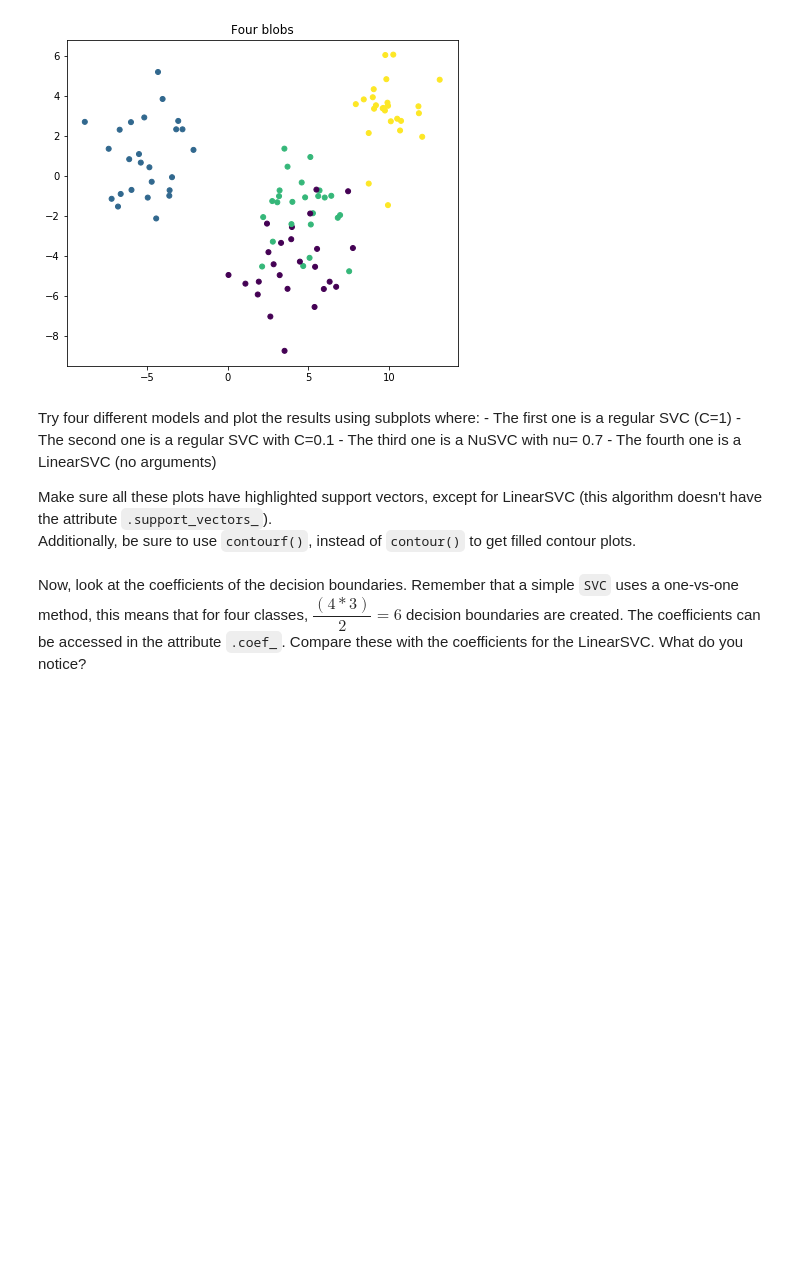
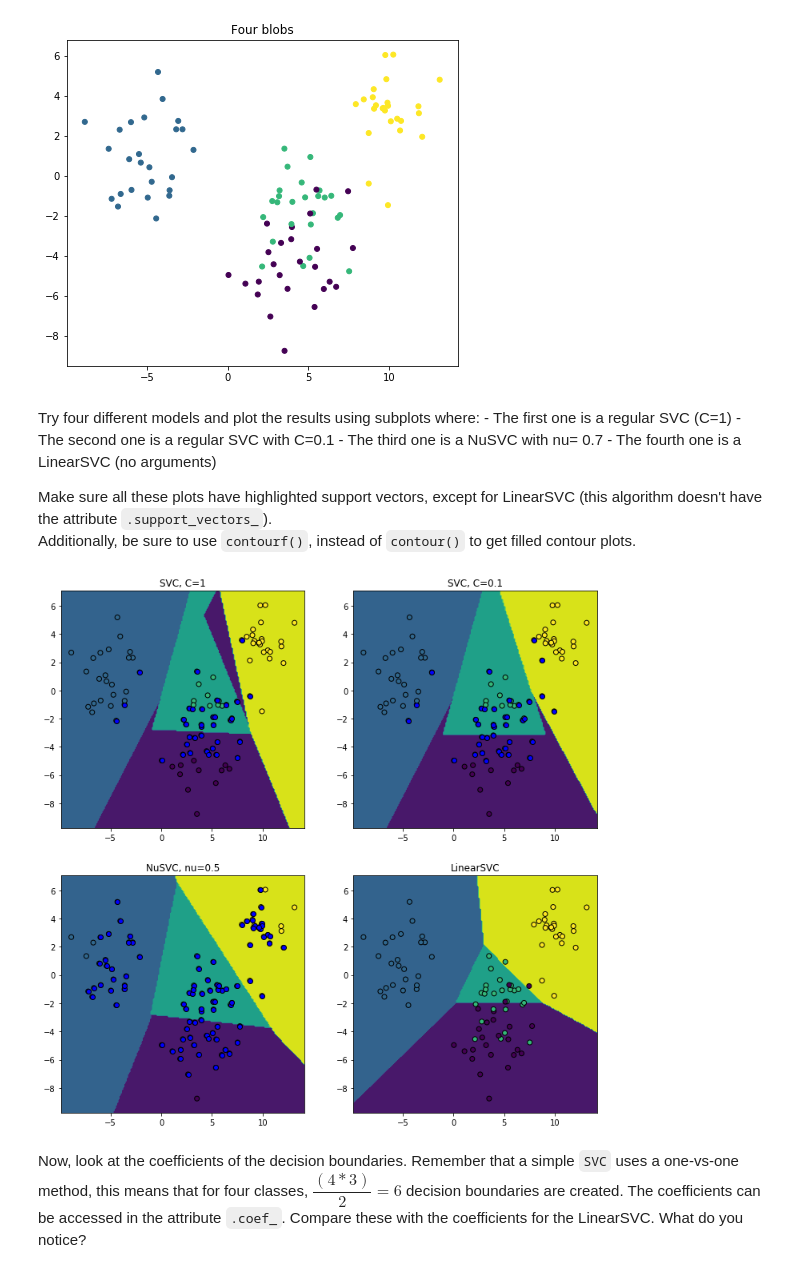
Before and after one commit to AlisonSalerno/dsc-building-an-svm-using-scikit-learn-lab-nyc-ds-033020, a Jupyter notebook: index.ipynb, the cells around one changed output. Saved outputs shown, nothing was run; the diff lists cells and outputs as text; code cells hidden in the pictures; blank space fills up the shorter version.

```diff
--- a/index.ipynb
+++ b/index.ipynb
@@ -276,3 +273,68 @@ from sklearn import svm
+# %%
+# Your code here
+from sklearn import svm
+
+from sklearn import svm
+X1= X[:,0]
+X2= X[:,1]
+X1_min, X1_max = X1.min() - 1, X1.max() + 1
+X2_min, X2_max = X2.min() - 1, X2.max() + 1
+
+x1_coord = np.linspace(X1_min, X1_max, 200)
+x2_coord = np.linspace(X2_min, X2_max, 200)
+
+X2_C, X1_C = np.meshgrid(x2_coord, x1_coord)
+
+x1x2 = np.c_[X1_C.ravel(), X2_C.ravel()]
+
+clf1 = svm.SVC(kernel='linear', C=1)
+clf1.fit(X, y)
+Z1 = clf1.predict(x1x2).reshape(X1_C.shape)
+
+clf2 = svm.SVC(kernel='linear', C=0.1)
+clf2.fit(X, y)
+Z2 = clf2.predict(x1x2).reshape(X1_C.shape)
+
+clf3 = svm.NuSVC(kernel='linear', nu=0.7)
+clf3.fit(X, y)
+Z3 = clf3.predict(x1x2).reshape(X1_C.shape)
+
+clf4 = svm.LinearSVC()
+clf4.fit(X, y)
+Z4 = clf4.predict(x1x2).reshape(X1_C.shape)
+
+###
+plt.figure(figsize=(12, 12))
+
+plt.subplot(221)
+plt.title('SVC, C=1')
+axes = plt.gca()
+axes.contourf(X1_C, X2_C, Z1, alpha=1)
+plt.scatter(X1, X2, c=y, edgecolors='k')
+axes.scatter(clf1.support_vectors_[:, 0], clf1.support_vectors_[:, 1], facecolors='blue', edgecolors='k')
+
+plt.subplot(222)
+plt.title('SVC, C=0.1')
+axes = plt.gca()
+axes.contourf(X1_C, X2_C, Z2, alpha=1)
+plt.scatter(X1, X2, c=y, edgecolors='k')
+axes.scatter(clf2.support_vectors_[:, 0], clf2.support_vectors_[:, 1], facecolors='blue', edgecolors='k')
+
+plt.subplot(223)
+plt.title('NuSVC, nu=0.5')
+axes = plt.gca()
+axes.contourf(X1_C, X2_C, Z3, alpha=1)
+plt.scatter(X1, X2, c=y, edgecolors='k')
+axes.scatter(clf3.support_vectors_[:, 0], clf3.support_vectors_[:, 1], facecolors='blue', edgecolors='k')
+
+plt.subplot(224)
+plt.title('LinearSVC')
+axes = plt.gca()
+axes.contourf(X1_C, X2_C, Z4, alpha=1)
+plt.scatter(X1, X2, c=y, edgecolors='k')
+plt.show()
+# %% [output]
+[figure, added]
 # %% [markdown]
 Now, look at the coefficients of the decision boundaries. Remember that a simple `SVC` uses a one-vs-one method, this means that for four classes, $\dfrac{(4 * 3)}{2}= 6$ decision boundaries are created. The coefficients can be accessed in the attribute `.coef_`. Compare these with the coefficients for the LinearSVC. What do you notice?
 # %%
```
Also changed, not shown: parts of 1 cell of this notebook.
